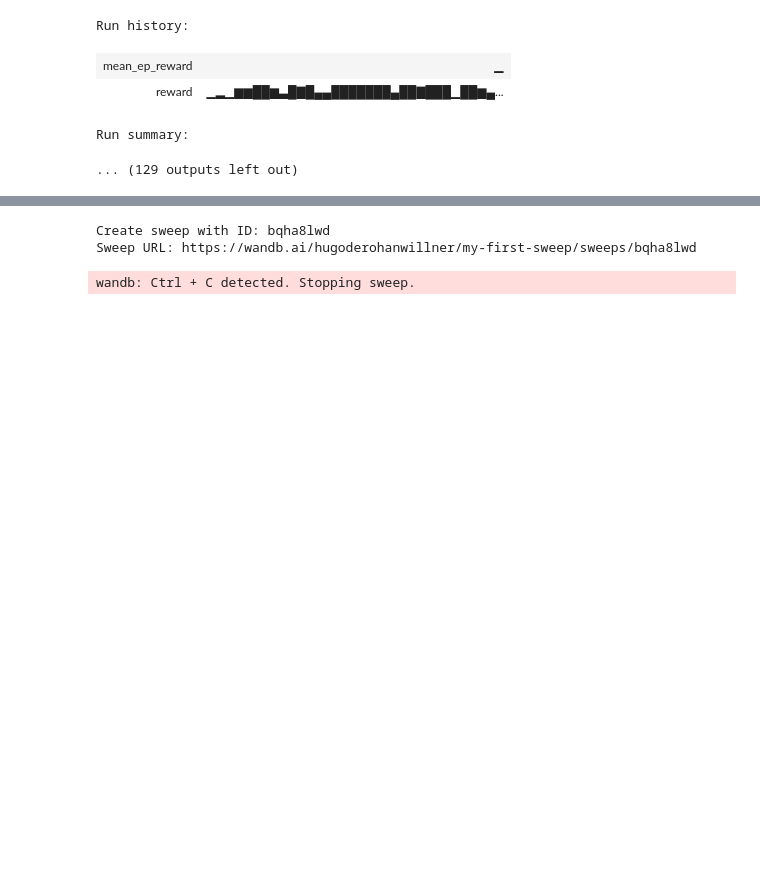
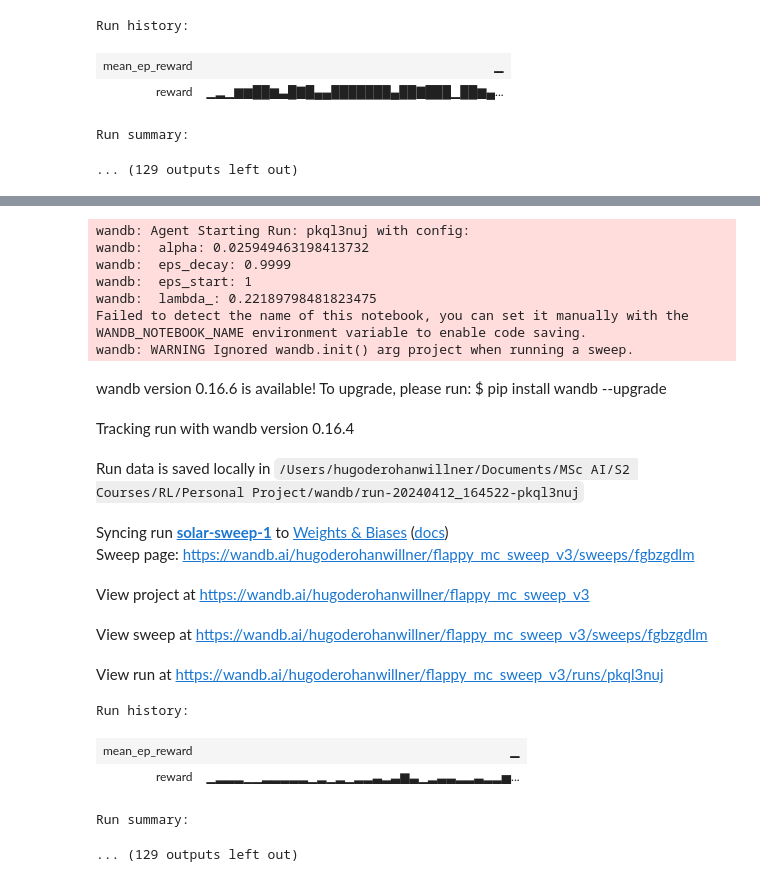
Before and after one commit to hugodrw/RL-FlappyBird, a Jupyter notebook: Main_Notebook.ipynb, the cells around one changed output, grey strips where cells are left out. Cells and saved outputs as stored; diff of their text form; code cells hidden in the pictures; blank space fills up the shorter version.

```diff
--- a/dev_text.ipynb
+++ b/Main_Notebook.ipynb
@@ -465,12 +465,13 @@ def objective(config):
     alpha = config.alpha
     eps_start = config.eps_start
     eps_decay = config.eps_decay
+    lambda_ = config.lambda_
 
     # Setup environment
     env = gym.make('TextFlappyBird-v0', height = 15, width = 20, pipe_gap = 4)
 
     # Run training
-    policy, Q, mean_ep_reward = sarsa_lambda_train(env, num_episodes, alpha, gamma=gamma, eps_start=eps_start, eps_decay=eps_decay, eps_min=eps_min, wandb_tracking=wandb_run_tracking, wandb_sweep=wandb_sweep, max_ep_length = max_ep_length)
+    policy, Q, mean_ep_reward = sarsa_lambda_train(env, num_episodes, alpha, lambda_, gamma=gamma, eps_start=eps_start, eps_decay=eps_decay, eps_min=eps_min, wandb_tracking=wandb_run_tracking, wandb_sweep=wandb_sweep, max_ep_length = max_ep_length)
 
     return mean_ep_reward
 
@@ -487,6 +488,7 @@ sweep_configuration = {
         "alpha": {"max": 0.1, "min": 0.001},
         "eps_start": {"values": [1, 0.75, 0.5]},
         "eps_decay": {"values": [0.999, 0.99, 0.9]},
+        "lambda_": {"max": 1.0, "min": 0.01},
     },
 }
 
@@ -500,3 +502,20 @@ wandb: WARNING Calling wandb.login() after wandb.init() has no effect.
-Create sweep with ID: bqha8lwd
-Sweep URL: https://wandb.ai/hugoderohanwillner/my-first-sweep/sweeps/bqha8lwd
+wandb: Agent Starting Run: pkql3nuj with config:
+wandb:  alpha: 0.025949463198413732
+wandb:  eps_decay: 0.9999
+wandb:  eps_start: 1
+wandb:  lambda_: 0.22189798481823475
+Failed to detect the name of this notebook, you can set it manually with the WANDB_NOTEBOOK_NAME environment variable to enable code saving.
+wandb: WARNING Ignored wandb.init() arg project when running a sweep.
+wandb version 0.16.6 is available! To upgrade, please run: $ pip install wandb --upgrade
+Tracking run with wandb version 0.16.4
+Run data is saved locally in /Users/hugoderohanwillner/Documents/MSc AI/S2 Courses/RL/Personal Project/wandb/run-20240412_164522-pkql3nuj
+Syncing run solar-sweep-1 to Weights & Biases (docs)
+Sweep page: https://wandb.ai/hugoderohanwillner/flappy_mc_sweep_v3/sweeps/fgbzgdlm
+View project at https://wandb.ai/hugoderohanwillner/flappy_mc_sweep_v3
+View sweep at https://wandb.ai/hugoderohanwillner/flappy_mc_sweep_v3/sweeps/fgbzgdlm
+View run at https://wandb.ai/hugoderohanwillner/flappy_mc_sweep_v3/runs/pkql3nuj
-wandb: Ctrl + C detected. Stopping sweep.
+Run history:
+| mean_ep_reward | ▁ |
+| reward | ▁▂▂▂▁▁▂▂▂▂▂▁▂▁▂▁▂▂▃▂▃▆▃▁▂▃▃▂▂▃▂▂▅... |
+Run summary:
+... (129 outputs left out)
```
Also changed, not shown: parts of 2 cells of this notebook, 1 other file.
